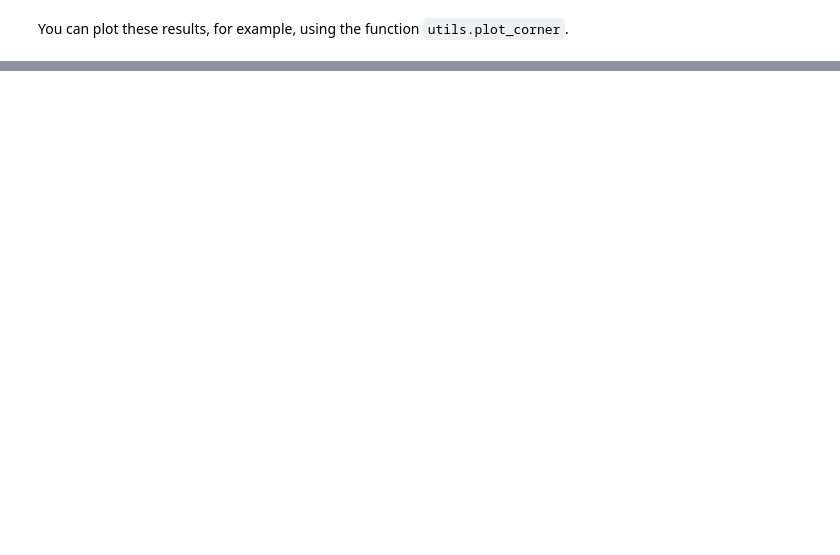
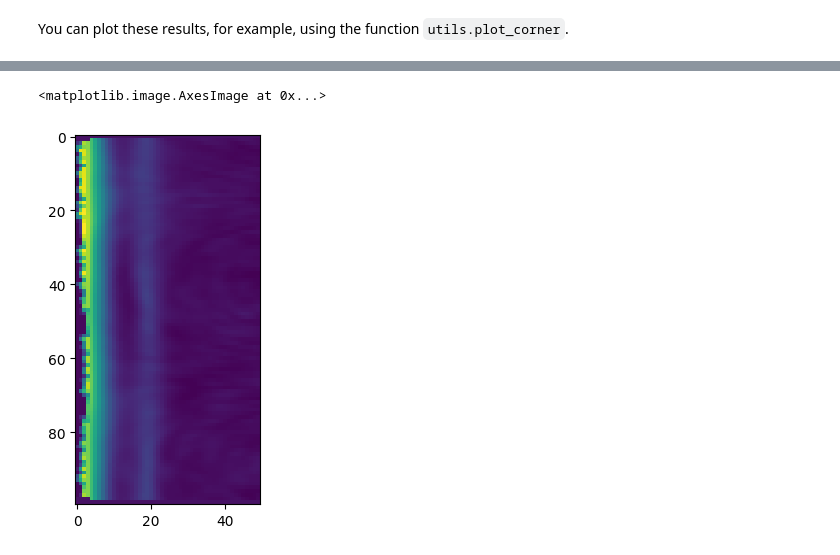
Before and after one commit to dust-busters/DBNets, a Jupyter notebook: examples/example_of_application_dbnets2.ipynb, the cells around one changed output, grey strips where cells are left out. Saved outputs shown, nothing was run; the diff lists cells and outputs as text; code cells hidden in the pictures; blank space fills up the shorter version.

```diff
--- a/examples/example_of_application_dbnets2.ipynb
+++ b/examples/example_of_application_dbnets2.ipynb
@@ -106,0 +119,7 @@ utils.plot_corner(samples[0],name='mwc480', savepath='corner.pdf', image = depro
+# %%
+polar_input_data = cs_module.regrid(deproj_image.reshape(-1,128*128))
+# %%
+plt.imshow(polar_input_data[0])
+# %% [output]
+<matplotlib.image.AxesImage at 0x...>
+[figure, added]
```
Also changed, not shown: parts of 9 cells of this notebook, 1 other file.
